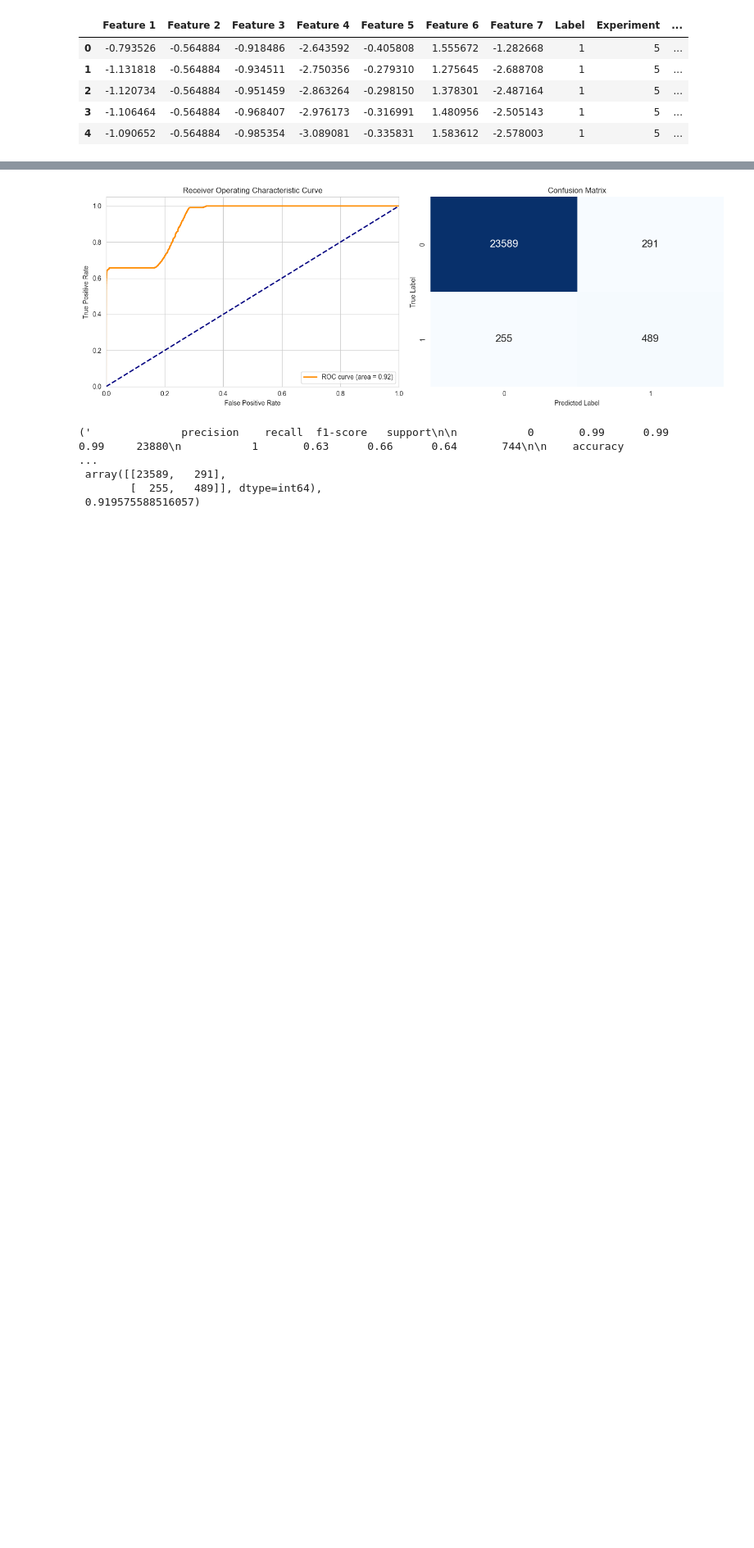
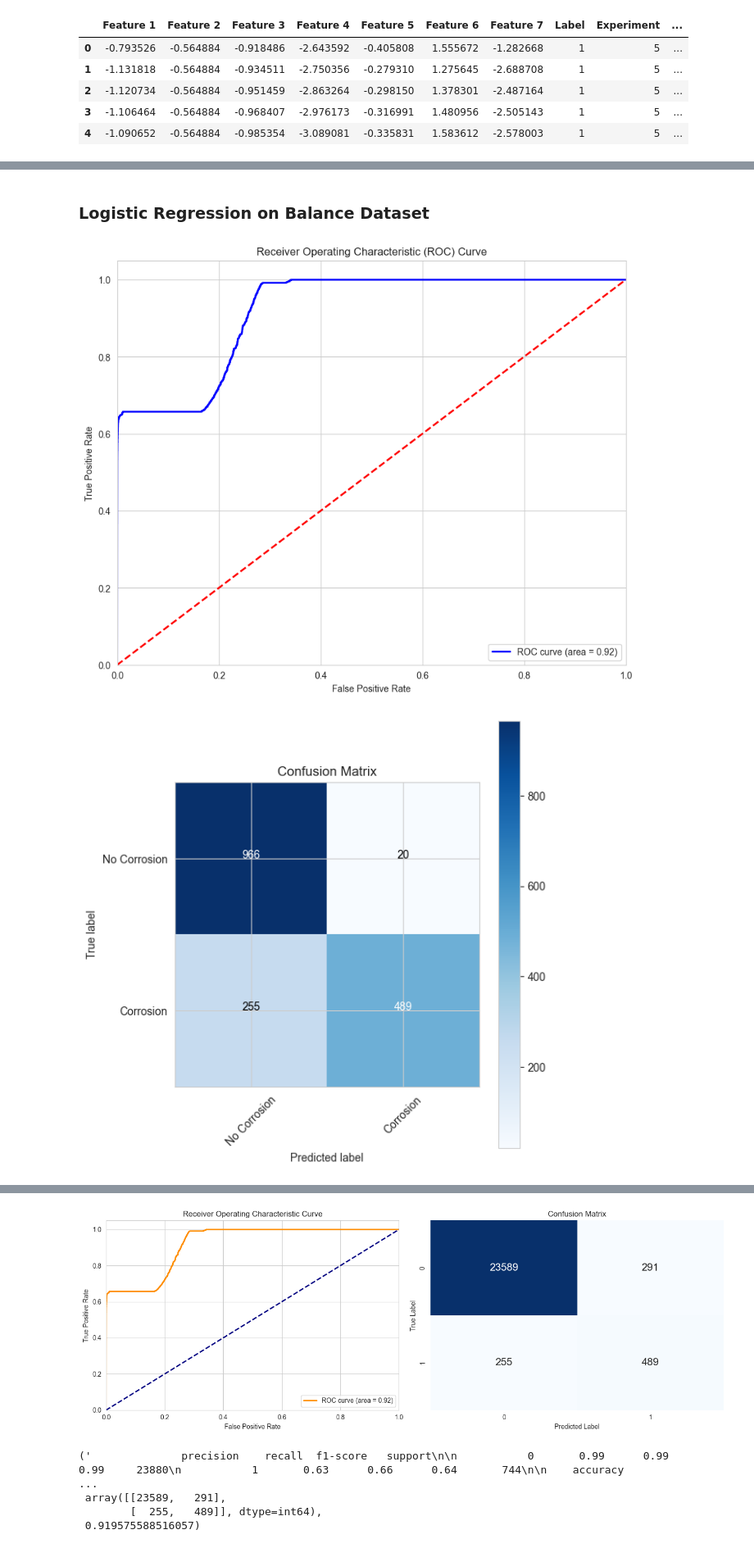
Before and after one commit to ghezalahmad/Adaptive-Sampling, a Jupyter notebook: adaptive sampling.ipynb, the cells around one changed output, grey strips where cells are left out. Shown at 82% size. Cells and saved outputs as stored; diff of their text form; code cells hidden in the pictures; blank space fills up the shorter version.

```diff
--- a/adaptive sampling.ipynb
+++ b/adaptive sampling.ipynb
@@ -13,0 +70,73 @@ data.head()
+# %% [markdown]
+### Logistic Regression on Balance Dataset
+# %%
+from sklearn.model_selection import train_test_split
+from sklearn.linear_model import LogisticRegression
+from sklearn.metrics import classification_report, confusion_matrix, accuracy_score
+import numpy as np
+import itertools
+# Selecting relevant features and the target variable
+features = ['Feature 3', 'Feature 4', 'Feature 5', 'Feature 6']
+target = 'Label'
+
+# Splitting the data based on specimen
+train_data = undersampled_data[undersampled_data['Specimen'] == 1]
+test_data = undersampled_data[undersampled_data['Specimen'] == 2]
+
+# Preparing training and testing sets
+X_train = train_data[features]
+y_train = train_data[target]
+X_test = test_data[features]
+y_test = test_data[target]
+
+# Creating and fitting the logistic regression model
+model = LogisticRegression()
+model.fit(X_train, y_train)
+
+# Predicting on the test set
+y_pred = model.predict(X_test)
+
+# Evaluating the model
+accuracy = accuracy_score(y_test, y_pred)
+conf_matrix = confusion_matrix(y_test, y_pred)
+class_report = classification_report(y_test, y_pred)
+
+accuracy, conf_matrix, class_report
+
+
+
+# Plotting the ROC Curve again
+plt.figure(figsize=(10, 8))
+plt.plot(fpr, tpr, color='blue', lw=2, label='ROC curve (area = %0.2f)' % roc_auc)
+plt.plot([0, 1], [0, 1], color='red', lw=2, linestyle='--')
+plt.xlim([0.0, 1.0])
+plt.ylim([0.0, 1.05])
+plt.xlabel('False Positive Rate')
+plt.ylabel('True Positive Rate')
+plt.title('Receiver Operating Characteristic (ROC) Curve')
+plt.legend(loc="lower right")
+
+# Plotting the confusion matrix again
+plt.figure(figsize=(6, 6))
+plt.imshow(conf_matrix, interpolation='nearest', cmap=plt.cm.Blues)
+plt.title('Confusion Matrix')
+plt.colorbar()
+tick_marks = np.arange(2)
+plt.xticks(tick_marks, ['No Corrosion', 'Corrosion'], rotation=45)
+plt.yticks(tick_marks, ['No Corrosion', 'Corrosion'])
+
+# Annotating the confusion matrix
+thresh = conf_matrix.max() / 2.
+for i, j in itertools.product(range(conf_matrix.shape[0]), range(conf_matrix.shape[1])):
+    plt.text(j, i, format(conf_matrix[i, j], 'd'),
+             horizontalalignment="center",
+             color="white" if conf_matrix[i, j] > thresh else "black")
+
+plt.tight_layout()
+plt.ylabel('True label')
+plt.xlabel('Predicted label')
+
+plt.show()
+# %% [output]
+[figure, added]
+[figure, added]
```
Also changed, not shown: parts of 12 cells of this notebook.
